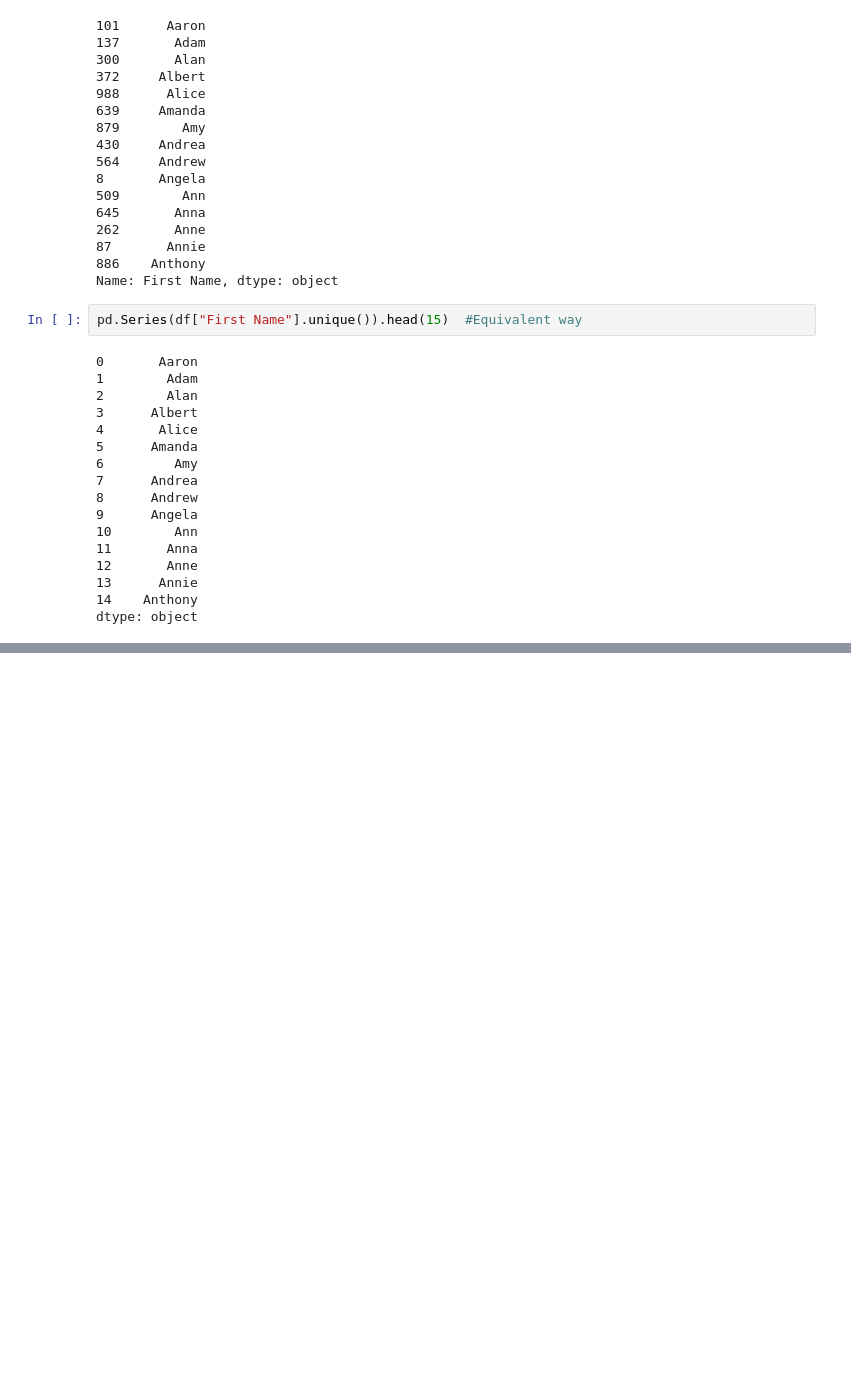
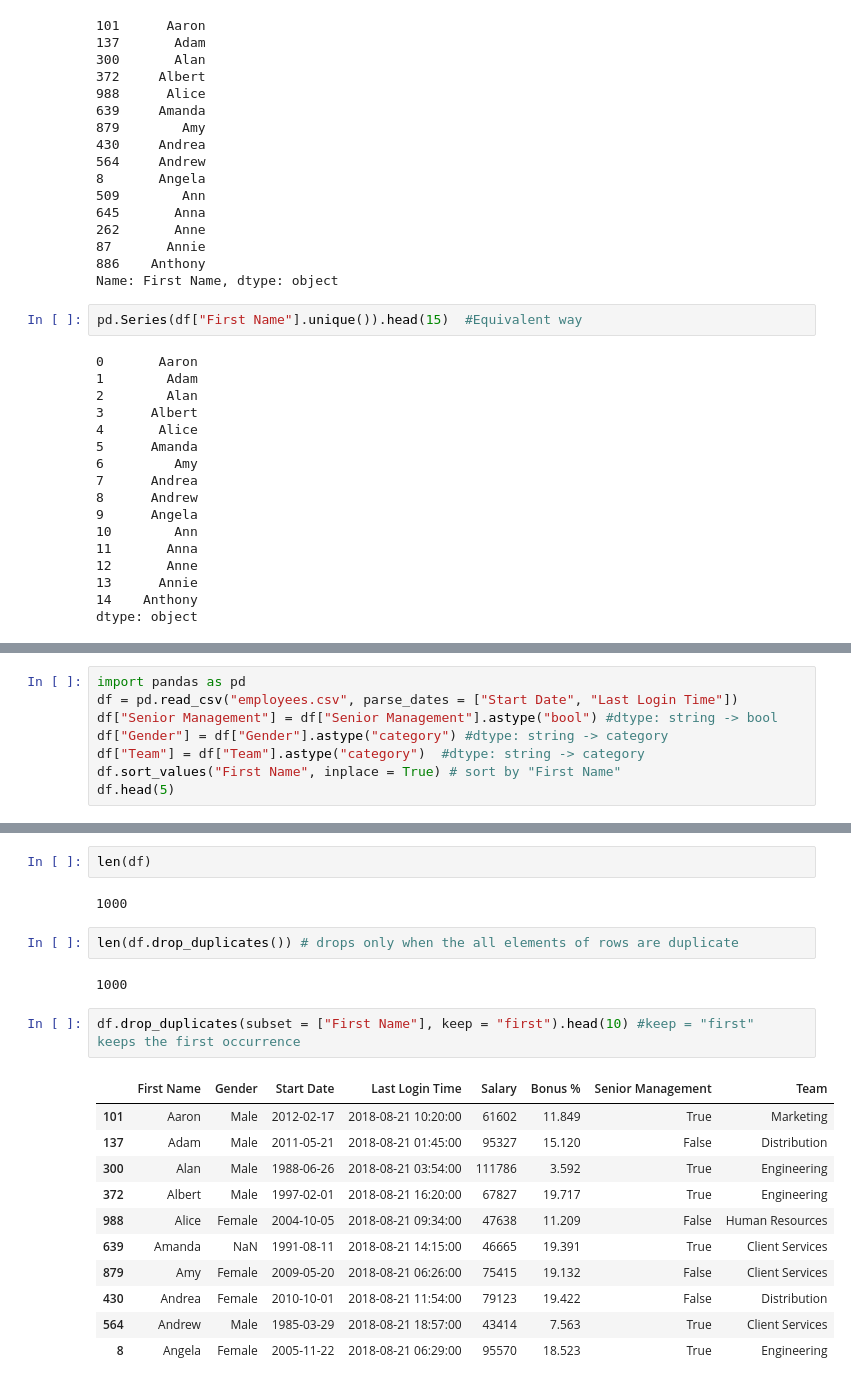
Before and after one commit to YoheiKo/DA_with_pandas_udemy, a Jupyter notebook: Dataframe2.ipynb, the cells around one changed output, grey strips where cells are left out. Drawn from its saved outputs; the diff is of its cells as text; blank space fills up the shorter version.

Commit message:
revise Dataframe2

```diff
--- a/Dataframe2.ipynb
+++ b/Dataframe2.ipynb
@@ -688,0 +695,8 @@ dtype: object
+# %%
+import pandas as pd
+df = pd.read_csv("employees.csv", parse_dates = ["Start Date", "Last Login Time"])
+df["Senior Management"] = df["Senior Management"].astype("bool") #dtype: string -> bool
+df["Gender"] = df["Gender"].astype("category") #dtype: string -> category
+df["Team"] = df["Team"].astype("category")  #dtype: string -> category
+df.sort_values("First Name", inplace = True) # sort by "First Name"
+df.head(5)
@@ -688,0 +710,22 @@ dtype: object
+# %%
+len(df)
+# %% [output]
+1000
+# %%
+len(df.drop_duplicates()) # drops only when the all elements of rows are duplicate
+# %% [output]
+1000
+# %%
+df.drop_duplicates(subset = ["First Name"], keep = "first").head(10) #keep = "first"  keeps the first occurrence
+# %% [output]
+|  | First Name | Gender | Start Date | Last Login Time | Salary | Bonus % | Senior Management | Team |
+| 101 | Aaron | Male | 2012-02-17 | 2018-08-21 10:20:00 | 61602 | 11.849 | True | Marketing |
+| 137 | Adam | Male | 2011-05-21 | 2018-08-21 01:45:00 | 95327 | 15.120 | False | Distribution |
+| 300 | Alan | Male | 1988-06-26 | 2018-08-21 03:54:00 | 111786 | 3.592 | True | Engineering |
+| 372 | Albert | Male | 1997-02-01 | 2018-08-21 16:20:00 | 67827 | 19.717 | True | Engineering |
+| 988 | Alice | Female | 2004-10-05 | 2018-08-21 09:34:00 | 47638 | 11.209 | False | Human Resources |
+| 639 | Amanda | NaN | 1991-08-11 | 2018-08-21 14:15:00 | 46665 | 19.391 | True | Client Services |
+| 879 | Amy | Female | 2009-05-20 | 2018-08-21 06:26:00 | 75415 | 19.132 | False | Client Services |
+| 430 | Andrea | Female | 2010-10-01 | 2018-08-21 11:54:00 | 79123 | 19.422 | False | Distribution |
+| 564 | Andrew | Male | 1985-03-29 | 2018-08-21 18:57:00 | 43414 | 7.563 | True | Client Services |
+| 8 | Angela | Female | 2005-11-22 | 2018-08-21 06:29:00 | 95570 | 18.523 | True | Engineering |
```
Also changed, not shown: parts of 7 cells of this notebook.
